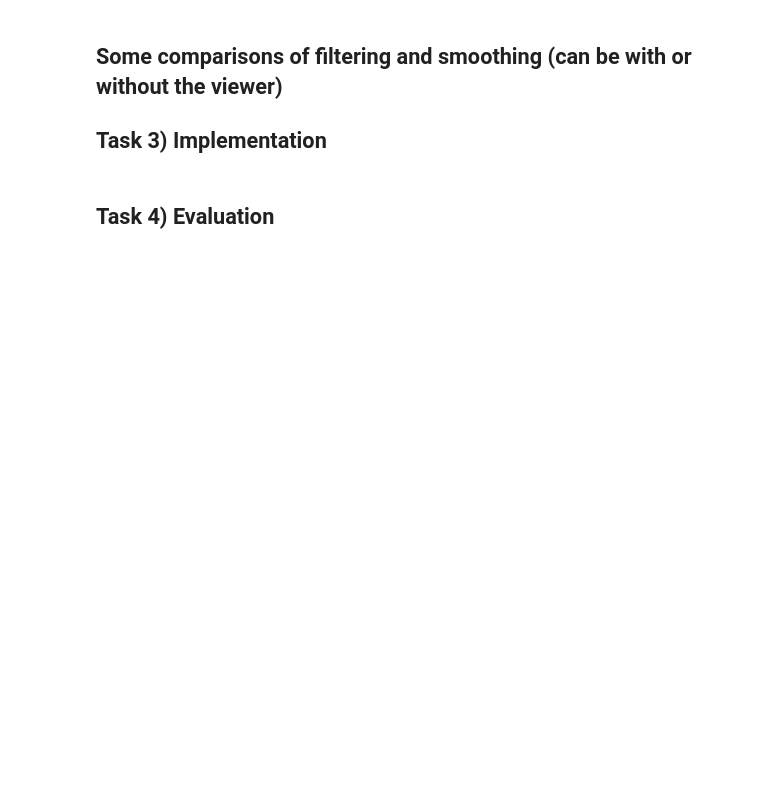
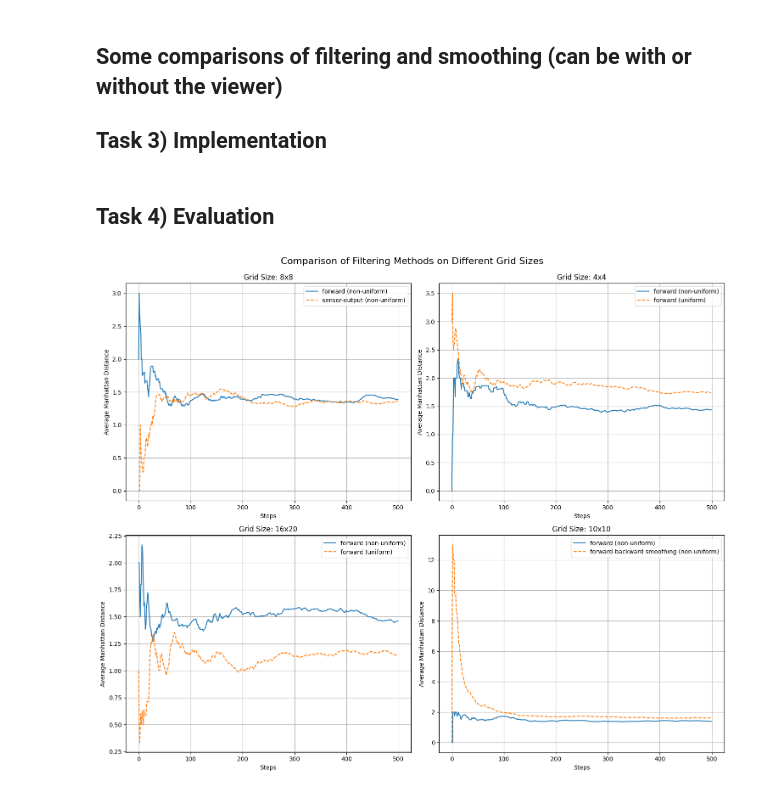
Before and after one commit to mcullen212/Probabilistic-reasoning-over-time, a Jupyter notebook: assignments2025-main/assignment2/handout2025/TaskPart2_InstructionsAndCodeSkeleton.ipynb, the cells around one changed output. Cells and saved outputs as stored; diff of their text form; code cells hidden in the pictures; blank space fills up the shorter version.

Commit message:
some changes to plotting

```diff
--- a/assignments2025-main/assignment2/handout2025/TaskPart2_InstructionsAndCodeSkeleton.ipynb
+++ b/assignments2025-main/assignment2/handout2025/TaskPart2_InstructionsAndCodeSkeleton.ipynb
@@ -224,7 +224,7 @@ class Localizer:
             self.sensor_history.append(self.__sense)
             if len(self.sensor_history) > 5:
                 self.sensor_history.pop(0)
-                self.__probs = self.__HMM_forward_backward(self.sensor_history)
+                self.__probs = self.__HMM_forward_backward.forward_backward(self.sensor_history)[-1]
         elif self.__filter_type == 'forward':
             self.__probs = self.__HMM.filter(self.__sense)
         elif self.__filter_type == 'sensor-output':
@@ -260,47 +260,91 @@ class Localizer:
 # the error returned by the localizer is the Manhattan distance between the true position and the estimated position
 # if -1 is returned, it means that the sensor reading was "nothing" and the step was skipped
 
 def run_simulation(steps, row, column, filter1, failure1, filter2, failure2, skip_steps):
     state_model = StateModel(row,column)
 
     localizer_filter1 = Localizer(state_model, failure1, filter1, skip_steps)
     localizer_filter2 = Localizer(state_model, failure2, filter2, skip_steps)
 
-    errors_filter1 = []
-    errors_filter2 = []
+    cumulative_errors_filter1 = 0.0
+    cumulative_errors_filter2 = 0.0
+    valid_steps1 = 0
+    valid_steps2 = 0
+    sensor_failures1 = 0
+    sensor_failures2 = 0
+    avg_errors_filter1 = []
+    avg_errors_filter2 = []
 
     for i in range(steps):
-        _, _, _, _, _, _, _, _, error_filter1, _ = localizer_filter1.update()
-        _, _, _, _, _, _, _, _, error_filter2, _ = localizer_filter2.update()
+        has_reading1, _, _, _, _, _, _, _, error_filter1, _ = localizer_filter1.update()
+        has_reading2, _, _, _, _, _, _, _, error_filter2, _ = localizer_filter2.update()
 
-        if error_filter1 != -1:
-            errors_filter1.append(error_filter1)
-        if error_filter2 != -1:
-            errors_filter2.append(error_filter2)
+        if not has_reading1:
+            sensor_failures1 += 1
+            avg_errors_filter1.append(cumulative_errors_filter1 / valid_steps1 if valid_steps1 > 0 else 0)
+        else:
+            cumulative_errors_filter1 += error_filter1
+            valid_steps1 += 1
+            avg_errors_filter1.append(cumulative_errors_filter1 / valid_steps1)
 
-    return errors_filter1, errors_filter2
+        if not has_reading2:
+            sensor_failures2 += 1
+            avg_errors_filter2.append(cumulative_errors_filter2 / valid_steps2 if valid_steps2 > 0 else 0)
+        else:
+            cumulative_errors_filter2 += error_filter2
+            valid_steps2 += 1
+            avg_errors_filter2.append(cumulative_errors_filter2 / valid_steps2)
+
+    return avg_errors_filter1, avg_errors_filter2
 
 
 def plot_comparisons():
     setups = [
         ((8,8), 'forward', 'non-uniform', 'sensor-output', 'non-uniform', True),
         ((4,4), 'forward', 'non-uniform', 'forward', 'uniform', False),
-        ((16,20), 'forward', 'non-uniform', 'forward', 'uniform', False ),
+        ((16,20), 'forward', 'non-uniform', 'forward', 'uniform', False),
         ((10,10), 'forward', 'non-uniform', 'forward-backward smoothing', 'non-uniform', False)
     ]
 
     steps = 500
+    # Create figure with 2x2 subplots
+    fig, axs = plt.subplots(2, 2, figsize=(15, 12))
+    axs = axs.ravel()
 
-    plt.figure(figsize=(12, 8))
+    # Process each setup pair
+    for idx in range(0, len(setups), 1):
+        setup = setups[idx]
+        grid_size, filter_1, failure_1, filter_2, failure_2, skip = setup
 
-    for grid_size, filter_1, failure_1, filter_2, failure_2, skip in setups:
-       run_simulation(steps, grid_size[0], grid_size[1], filter_1, failure_1, filter_2, failure_2, skip)
+        # Run simulation and get errors
+        avg_errors_1, avg_errors_2 = run_simulation(steps, grid_size[0], grid_size[1],
+                                          filter_1, failure_1, filter_2, failure_2, skip)
 
-    plt.xlabel('Time Steps')
-    plt.ylabel('Average Manhattan Distance')
-    plt.legend()
-    plt.title('Comparison of Filtering Methods on Different Grid Sizes')
+        # Create x-axis with actual steps
+        steps_axis = np.arange(steps)
+
+        # Create subplot
+        ax = axs[idx]
+
+        # Plot both methods
+        label1 = f"{filter_1} ({failure_1})"
+        label2 = f"{filter_2} ({failure_2})"
+        ax.plot(steps_axis, avg_errors_1, label=label1)
+        ax.plot(steps_axis, avg_errors_2, label=label2, linestyle='--')
+
+        # Customize subplot
+        ax.set_xlabel('Steps')
+        ax.set_ylabel('Average Manhattan Distance')
+        ax.set_title(f'Grid Size: {grid_size[0]}x{grid_size[1]}')
+        ax.grid(True)
+        ax.legend()
+
+    # Adjust layout
+    plt.tight_layout()
+    fig.suptitle('Comparison of Filtering Methods on Different Grid Sizes', y=1.02, fontsize=16)
     plt.show()
 
 # Run the evaluation plots
 plot_comparisons()
+# %% [output]
+[figure, added]
```
Also changed, not shown: 1 other file.
